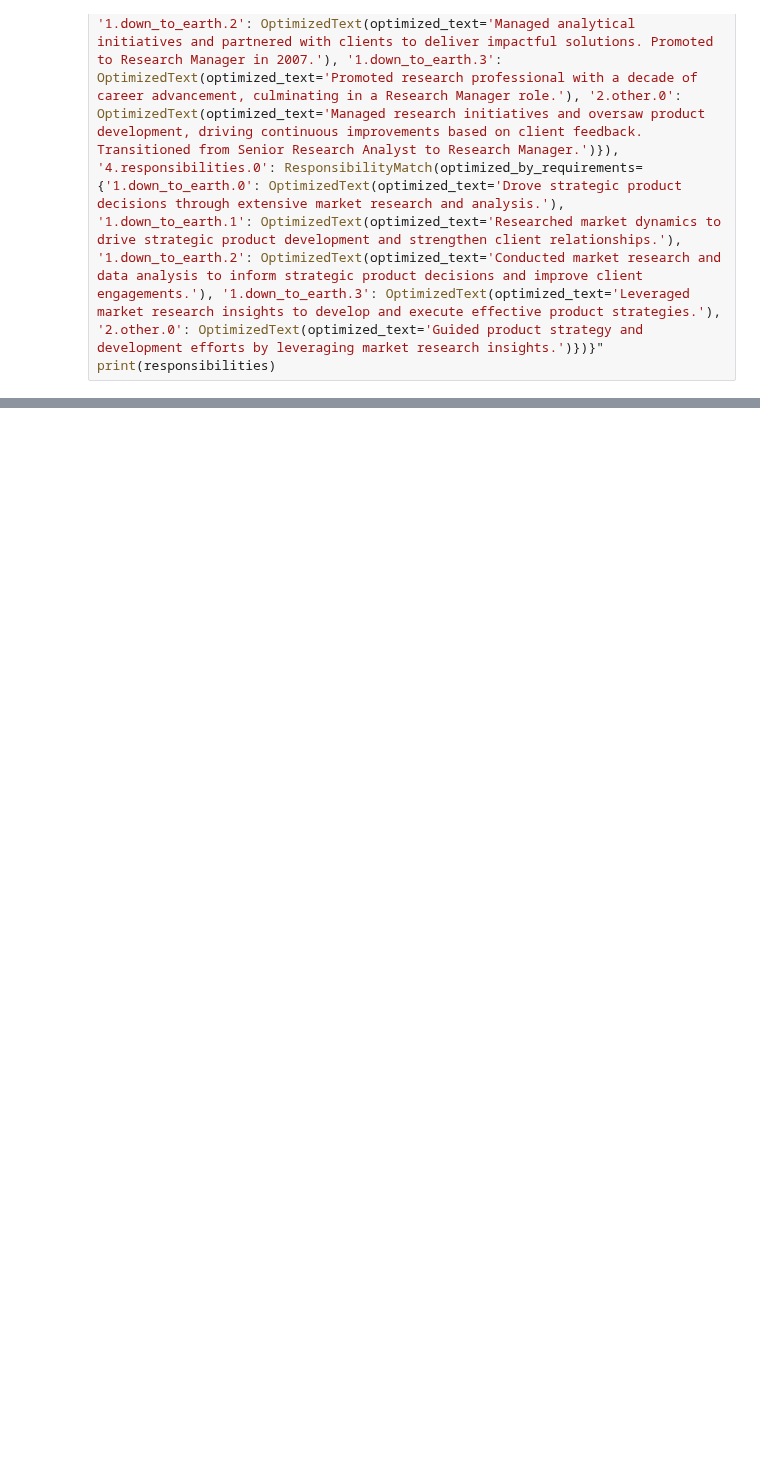
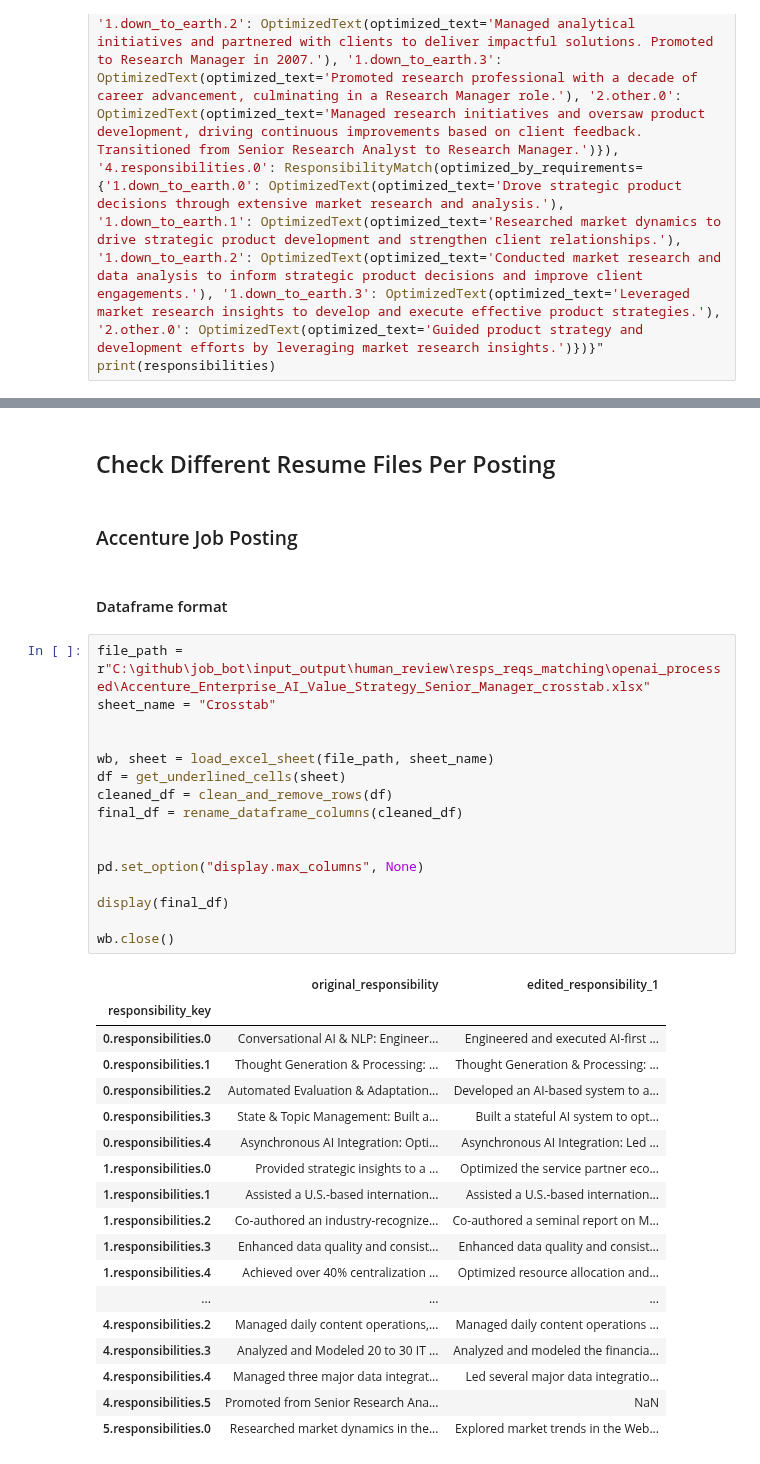
Before and after one commit to xfzhang823/job_bot, a Jupyter notebook: src/check_matching_viewer.ipynb, the cells around one changed output, grey strips where cells are left out. Saved outputs shown, nothing was run; the diff lists cells and outputs as text; blank space fills up the shorter version.

```diff
--- a/src/check_matching_viewer.ipynb
+++ b/src/check_matching_viewer.ipynb
@@ -1197,0 +2180,41 @@ print(responsibilities)
+# %% [markdown]
+## Check Different Resume Files Per Posting
+# %% [markdown]
+### Accenture Job Posting
+# %% [markdown]
+#### Dataframe format
+# %%
+file_path = r"C:\github\job_bot\input_output\human_review\resps_reqs_matching\openai_processed\Accenture_Enterprise_AI_Value_Strategy_Senior_Manager_crosstab.xlsx"
+sheet_name = "Crosstab"
+
+
+wb, sheet = load_excel_sheet(file_path, sheet_name)
+df = get_underlined_cells(sheet)
+cleaned_df = clean_and_remove_rows(df)
+final_df = rename_dataframe_columns(cleaned_df)
+
+
+pd.set_option("display.max_columns", None)
+
+display(final_df)
+
+wb.close()
+# %% [output]
+|  | original_responsibility | edited_responsibility_1 |
+| responsibility_key |  |  |
+| 0.responsibilities.0 | Conversational AI & NLP: Engineer... | Engineered and executed AI-first ... |
+| 0.responsibilities.1 | Thought Generation & Processing: ... | Thought Generation & Processing: ... |
+| 0.responsibilities.2 | Automated Evaluation & Adaptation... | Developed an AI-based system to a... |
+| 0.responsibilities.3 | State & Topic Management: Built a... | Built a stateful AI system to opt... |
+| 0.responsibilities.4 | Asynchronous AI Integration: Opti... | Asynchronous AI Integration: Led ... |
+| 1.responsibilities.0 | Provided strategic insights to a ... | Optimized the service partner eco... |
+| 1.responsibilities.1 | Assisted a U.S.-based internation... | Assisted a U.S.-based internation... |
+| 1.responsibilities.2 | Co-authored an industry-recognize... | Co-authored a seminal report on M... |
+| 1.responsibilities.3 | Enhanced data quality and consist... | Enhanced data quality and consist... |
+| 1.responsibilities.4 | Achieved over 40% centralization ... | Optimized resource allocation and... |
+| ... | ... | ... |
+| 4.responsibilities.2 | Managed daily content operations,... | Managed daily content operations ... |
+| 4.responsibilities.3 | Analyzed and Modeled 20 to 30 IT ... | Analyzed and modeled the financia... |
+| 4.responsibilities.4 | Managed three major data integrat... | Led several major data integratio... |
+| 4.responsibilities.5 | Promoted from Senior Research Ana... | NaN |
+| 5.responsibilities.0 | Researched market dynamics in the... | Explored market trends in the Web... |
```
Also changed, not shown: parts of 97 cells of this notebook, 27 other files.
